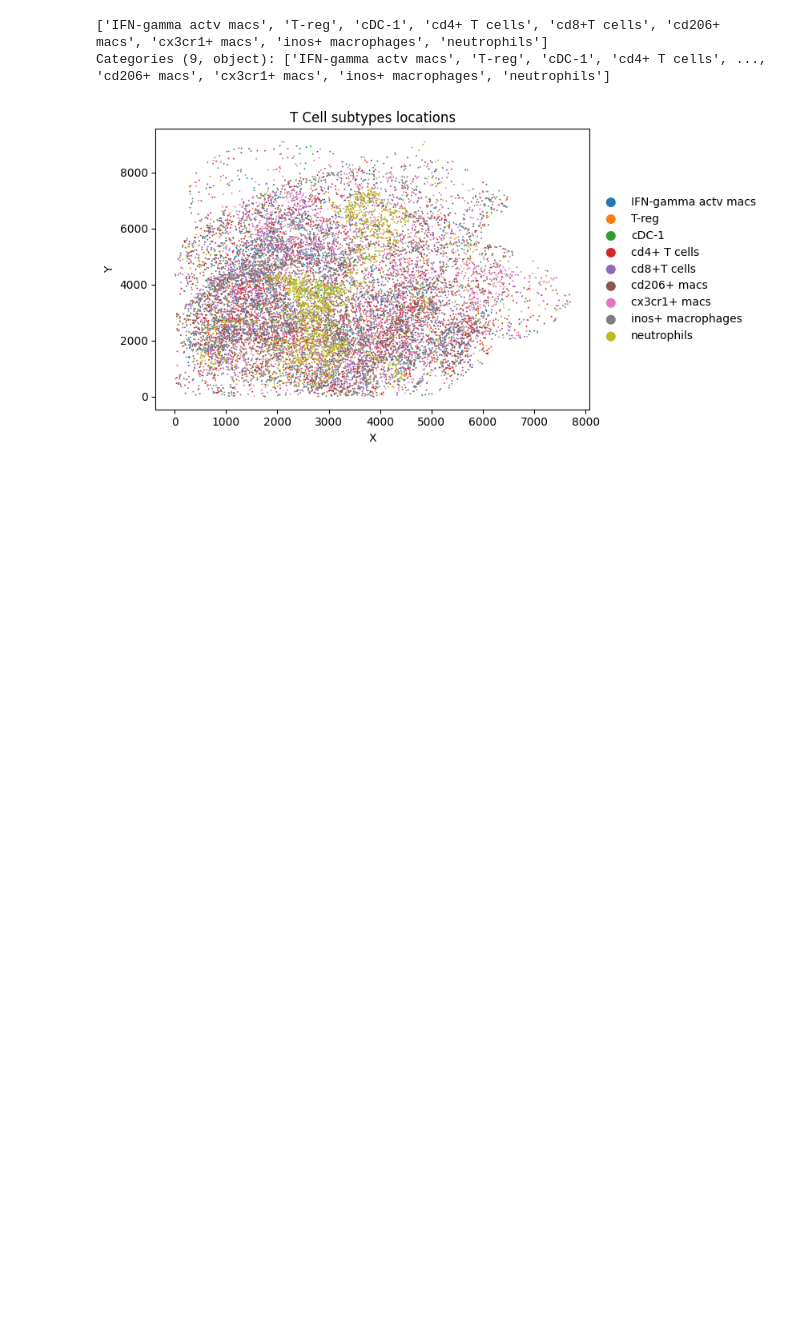
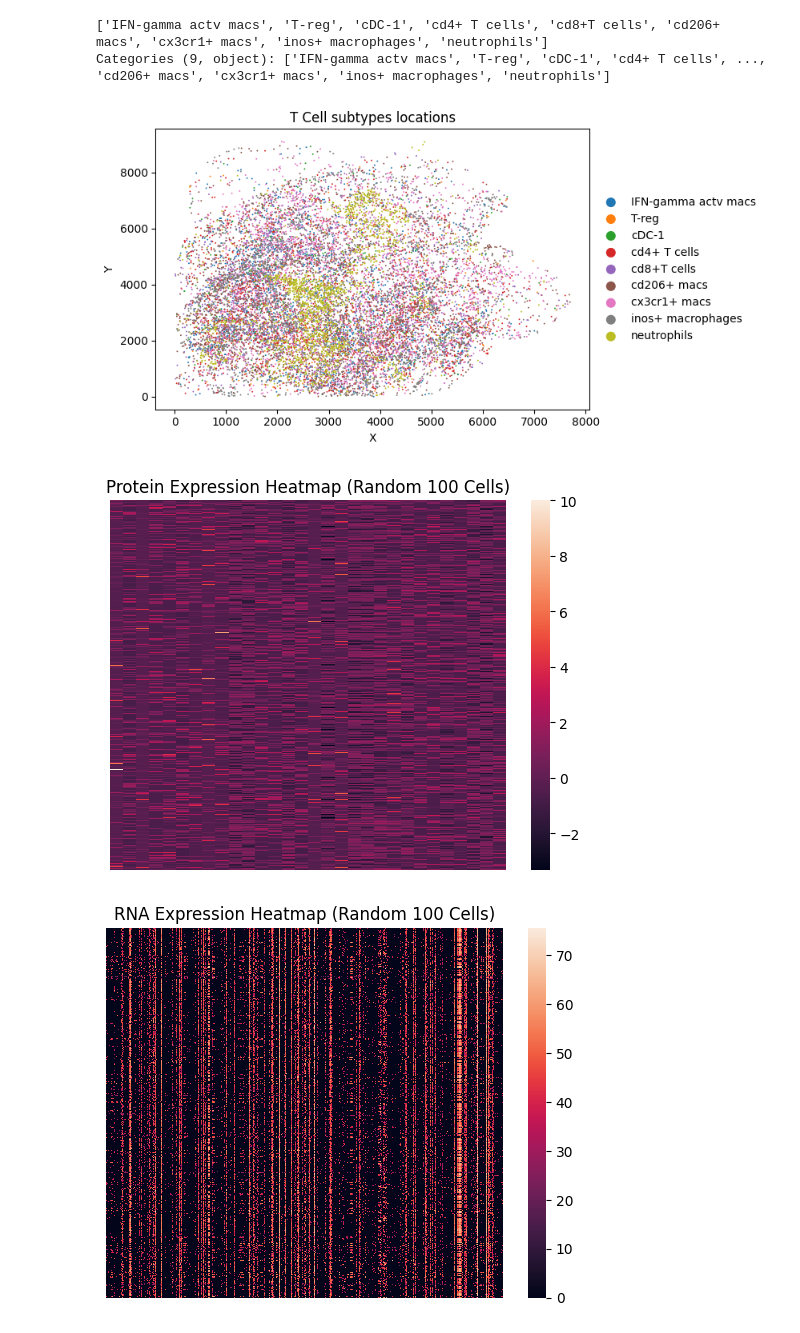
Before and after one commit to reformist/Mapping-scRNA-seq-Variability-Using-Co-Embedding-to-Understand-Cell-Neighborhood-Effects, a Jupyter notebook: CODEX_RNA_seq/preprocess_real_dataset.ipynb, the cells around one changed output. Drawn from its saved outputs; the diff is of its cells as text; code cells hidden in the pictures; blank space fills up the shorter version.

```diff
--- a/CODEX_RNA_seq/preprocess_real_dataset.ipynb
+++ b/CODEX_RNA_seq/preprocess_real_dataset.ipynb
@@ -233,9 +247,9 @@ AnnData object with n_obs × n_vars = 1939 × 586
     layers: 'counts'
     obsp: 'connectivities', 'distances'
 # %%
-# adata_1_rna.obsm.pop('protein_expression')
+# adata_rna.obsm.pop('protein_expression')
 # assert len(set(adata.obs['batch']))!=1
-adata_2_prot = preprocess_protein(adata_2)
+adata_prot = preprocess_protein(adata_prot)
 # # add all obs and var to adata_prot
 # adata_prot.obs = adata_rna.obs (this is a potential problem as rna and protein obs don't match currently)
 # %% [output]
@@ -290,21 +287,42 @@ adata_2_prot.obs['cell_types'].unique()
 Categories (9, object): ['IFN-gamma actv macs', 'T-reg', 'cDC-1', 'cd4+ T cells', ..., 'cd206+ macs', 'cx3cr1+ macs', 'inos+ macrophages', 'neutrophils']
 # %%
 
-assert adata_2_prot.obs.index.is_unique
-x_coor = adata_2_prot.obsm['spatial'][:, 0]
-y_coor = adata_2_prot.obsm['spatial'][:, 1]
+assert adata_prot.obs.index.is_unique
+x_coor = adata_prot.obsm['spatial'][:, 0]
+y_coor = adata_prot.obsm['spatial'][:, 1]
 temp = pd.DataFrame([x_coor, y_coor], index=['x', 'y']).T
-temp.index = adata_2_prot.obs.index
-adata_2_prot.obsm['spatial_location'] = temp
-adata_2_prot.obs['X'] = x_coor
-adata_2_prot.obs['Y'] = y_coor
+temp.index = adata_prot.obs.index
+adata_prot.obsm['spatial_location'] = temp
+adata_prot.obs['X'] = x_coor
+adata_prot.obs['Y'] = y_coor
 if plot_flag:
-    sc.pl.scatter(adata_2_prot, x='X', y='Y', color='cell_types', title='T Cell subtypes locations')
-    # sc.pl.scatter(adata_2_prot[adata_2_prot.obs['major_cell_types']=='CD8 T'], x='X', y='Y', color='cell_types', title='T Cell subtypes locations')
+    sc.pl.scatter(adata_prot, x='X', y='Y', color='cell_types', title='T Cell subtypes locations')
+    # sc.pl.scatter(adata_prot[adata_prot.obs['major_cell_types']=='CD8 T'], x='X', y='Y', color='cell_types', title='T Cell subtypes locations')
 # %% [output]
 [figure]
 # %%
-adata_2 = adata_2[
-    adata_2.obs.sort_values(by=['cell_types']).index
+adata_prot = adata_prot[
+    adata_prot.obs.sort_values(by=['cell_types']).index
 ]
+# %%
+if plot_flag:
+    # Randomly select 100 cells
+    num_cells = min(1000, adata_rna.n_obs, adata_prot.n_obs)
+    random_indices_protein = np.random.choice(adata_prot.n_obs, num_cells, replace=False)
+    random_indices_rna = np.random.choice(adata_rna.n_obs, num_cells, replace=False)
+
+    # For protein data
+    protein_data = adata_prot.X[random_indices_protein, :]
+    sns.heatmap(protein_data, xticklabels=False, yticklabels=False)
+    plt.title("Protein Expression Heatmap (Random 100 Cells)")
+    plt.show()
+
+    # For RNA data
+    rna_data = adata_rna.X[random_indices_rna, :].todense() if issparse(adata_rna.X) else adata_rna.X[random_indices_rna, :]
+    sns.heatmap(rna_data, xticklabels=False, yticklabels=False)
+    plt.title("RNA Expression Heatmap (Random 100 Cells)")
+    plt.show()
+# %% [output]
+[figure, added]
+[figure, added]
 # %%
```
Also changed, not shown: parts of 16 cells of this notebook.
